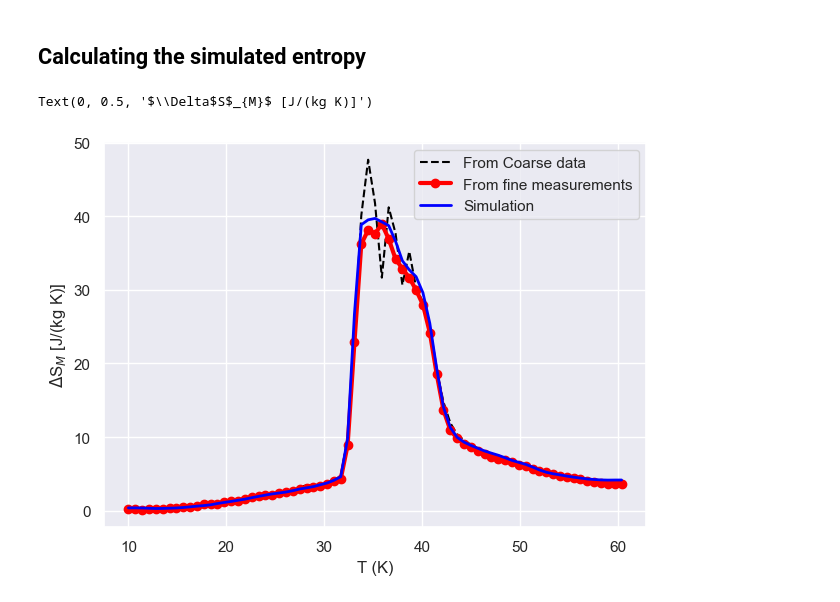
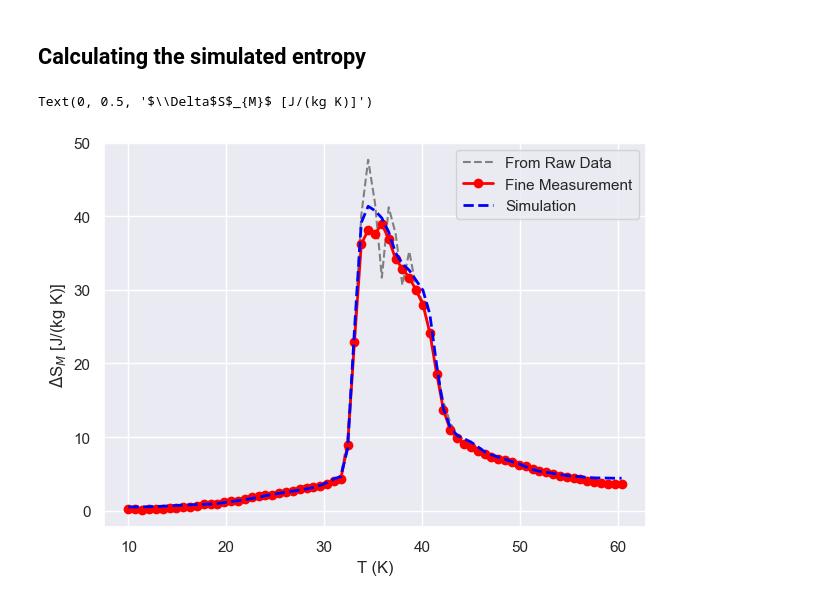
Before and after one commit to kensei-te/mat_interp, a Jupyter notebook: notebooks/Simulation Visualizaiton.ipynb, the cells around one changed output. Cells and saved outputs as stored; diff of their text form; code cells hidden in the pictures.

Commit message:
Added Visualization -> Next training

```diff
--- a/notebooks/Simulation Visualizaiton.ipynb
+++ b/notebooks/Simulation Visualizaiton.ipynb
@@ -153,10 +111,10 @@ Text(0, 0.5, '$\\Delta$S$_{M}$ [J/(kg K)]')
 fields_to_plot = [5] # Plot 1 3 and 5 T
 fig, ax = plt.subplots(figsize=(7,5))
 for field in fields_to_plot:
-    df_plot = ds_simulation.query("dh == @field")
-    df_plot_2 = ds_original.query("dh == @field")
+    df_plot = sim_entropy.query("dh == @field")
+    df_plot_2 = entropy_exp.query("dh == @field")
     plt.plot(df_plot_2.t, df_plot_2.ds,'o-', mec='black', label = "From Raw Data", color='black')
-    plt.plot(df_plot.t, -1*df_plot.ds,'--', label = "Simulation", color='blue', lw=2)
+    plt.plot(df_plot.t, df_plot.ds,'--', label = "Simulation", color='blue', lw=2)
 plt.legend()
 plt.legend(bbox_to_anchor=(1,1))
 plt.xlabel("T (K)")
@@ -169,12 +127,3 @@ Text(0, 0.5, '$\\Delta$S$_{M}$ [J/(kg K)]')
 We have just shown that if we simulate the data into 0.25 T steps, it would be enough to obtain a smooth non-spiky curve that does not overshoots the real value of the maxiumum entropy change. Lets compare, if we measured in this setup, how it would be in reality.
 # %%
 exp_data_fine = pd.read_csv("../example_data/experimental/fine_step.csv")
-# %%
-fig, ax = plt.subplots(figsize=(7,5))
-measured_fields = exp_data_fine.h.unique()
-for field in measured_fields:
-    df_plot = exp_data_fine.query('h == @field')
-    plt.plot(df_plot['t'], df_plot['m'] / WEIGHT, 'o-',label=f"{field / 1e4} T", mec='black', markevery=3)
-plt.legend(bbox_to_anchor=(1,1), title="Applied Field", ncol=2)
-plt.xlabel("T (K)")
-plt.ylabel("M (emu/kg)")
@@ -183,0 +130,2 @@ Text(0, 0.5, 'M (emu/kg)')
+# %%
+entropy_fine = plot_entropy_curve(exp_data_fine, temperature_column="t", magnetization_column="m", field_column="h", return_entropy=True)
@@ -185,14 +135,3 @@ Text(0, 0.5, 'M (emu/kg)')
 ## Lets compare now with the previously simulated data
 
 > Note: The fine step data was taken from the same sample as the coarse one after a period of time has passed. The lower net magnetization observed is due to the the degradation of the sample with time (this experiments was done in a large time period over many months)
-# %%
-fig, ax = plt.subplots(figsize=(7,5))
-colors = sns.color_palette(palette="husl", n_colors=len(measured_fields))
-for field, clr in zip(measured_fields,colors):
-    df_plot = exp_data_fine.query('h == @field')
-    df_plot_sim = df_final.query('h == @field')
-    plt.plot(df_plot['t'], df_plot['m'] / WEIGHT, 'o',label=f"{field / 1e4} T", mec='black', color=clr ,markevery=3)
-    plt.plot(df_plot_sim.t, df_plot_sim.m / WEIGHT, '--', label="__nolegend__", color=clr)
-plt.legend(bbox_to_anchor=(1,1), title="Applied Field", ncol=2)
-plt.xlabel("T (K)")
-plt.ylabel("M (emu/kg)")
@@ -211,17 +140,17 @@ ds_exp_data_fine['ds'] = -1*ds_exp_data_fine['ds']
 # %%
 fields_to_plot = [5] # Plot 1 3 and 5 T
 fig, ax = plt.subplots(figsize=(7,5))
 for field in fields_to_plot:
-    df_plot = ds_simulation.query("dh == @field")
-    df_plot_2 = ds_original.query("dh == @field")
-    df_plot_3 = ds_exp_data_fine.query("dh == @field")
-    plt.plot(df_plot_2.t, df_plot_2.ds,'--', mec='black', label = "From Coarse data", color='black')
-    plt.plot(df_plot_3.t, -1*df_plot_3.ds, 'o-', label='From fine measurements', color = 'red', lw=3)
-    plt.plot(df_plot.t, -1*df_plot.ds,'-', label = "Simulation", color='blue', lw=2)
+    df_plot = sim_entropy.query("dh == @field")
+    df_plot_2 = entropy_exp.query("dh == @field")
+    df_plot_3 = entropy_fine.query("dh == @field")
+    plt.plot(df_plot_2.t, df_plot_2.ds,'--', mec='black', label = "From Raw Data", color='grey')
+    plt.plot(df_plot_3.t, df_plot_3.ds,'o-', label = "Fine Measurement", color='red', lw=2)
+    plt.plot(df_plot.t, df_plot.ds,'--', label = "Simulation", color='blue', lw=2)
 plt.legend()
 plt.legend(bbox_to_anchor=(1,1))
 plt.xlabel("T (K)")
 plt.ylabel(r"$\Delta$S$_{M}$ [J/(kg K)]")
 # %% [output]
 Text(0, 0.5, '$\\Delta$S$_{M}$ [J/(kg K)]')
-[figure, old version]
+[figure, new version]
```
Also changed, not shown: parts of 28 cells of this notebook, 1 other file.
